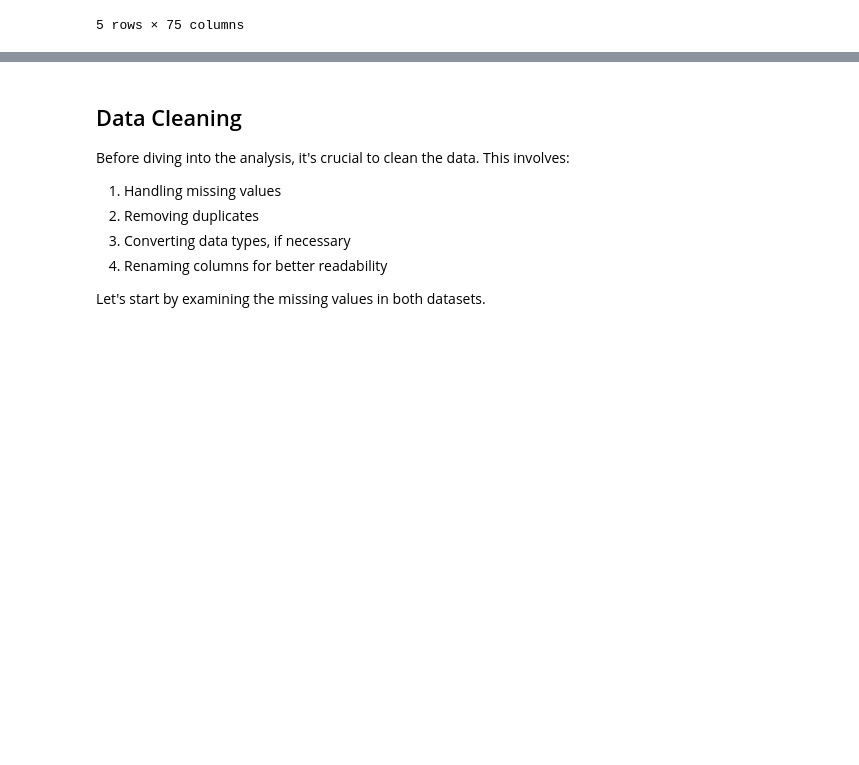
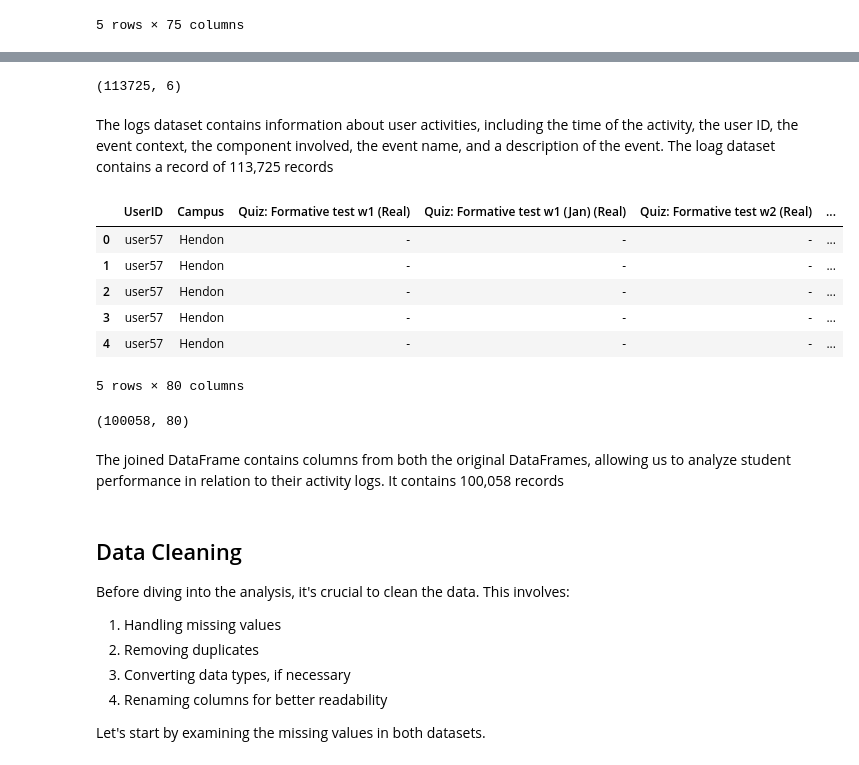
Before and after one commit to intellisenseCodez/Student_Performance_Analysis, a Jupyter notebook: Student Behaviour ML.ipynb, the cells around one changed output, grey strips where cells are left out. Cells and saved outputs as stored; diff of their text form; code cells hidden in the pictures; blank space fills up the shorter version.

```diff
--- a/Student Behaviour ML.ipynb
+++ b/Student Behaviour ML.ipynb
@@ -56,0 +69,9 @@ log_df.head()
+# %%
+# File path for the second dataset
+file_path_logs = 'logs.csv'
+
+# Loading the second dataset into a DataFrame
+df_logs = pd.read_csv(file_path_logs)
+
+# Displaying the first few rows of the DataFrame
+df_logs.head()
@@ -57,3 +85,29 @@ log_df.head()
+# %%
+df_logs.shape
+# %% [output]
+(113725, 6)
+# %% [markdown]
+The logs dataset contains information about user activities, including the time of the activity, the user ID, the event context, the component involved, the event name, and a description of the event. The loag dataset contains a record of 113,725 records
+# %%
+# Joining the two DataFrames using the 'UserID' column
+df_joined = pd.merge(left=df_hendon, right=df_logs, left_on='UserID', right_on='UserID')
+
+# Displaying the first few rows of the joined DataFrame
+df_joined.head()
+# %% [output]
+|  | UserID | Campus | Quiz: Formative test w1 (Real) | Quiz: Formative test w1 (Jan) (Real) | Quiz: Formative test w2 (Real) | ... |
+| 0 | user57 | Hendon | - | - | - | ... |
+| 1 | user57 | Hendon | - | - | - | ... |
+| 2 | user57 | Hendon | - | - | - | ... |
+| 3 | user57 | Hendon | - | - | - | ... |
+| 4 | user57 | Hendon | - | - | - | ... |
+5 rows × 80 columns
+# %%
+df_joined.shape
+# %% [output]
+(100058, 80)
+# %% [markdown]
+The joined DataFrame contains columns from both the original DataFrames, allowing us to analyze student performance in relation to their activity logs. It contains 100,058 records
 # %% [markdown]
 ## Data Cleaning
 
```
Also changed, not shown: parts of 8 cells of this notebook.
